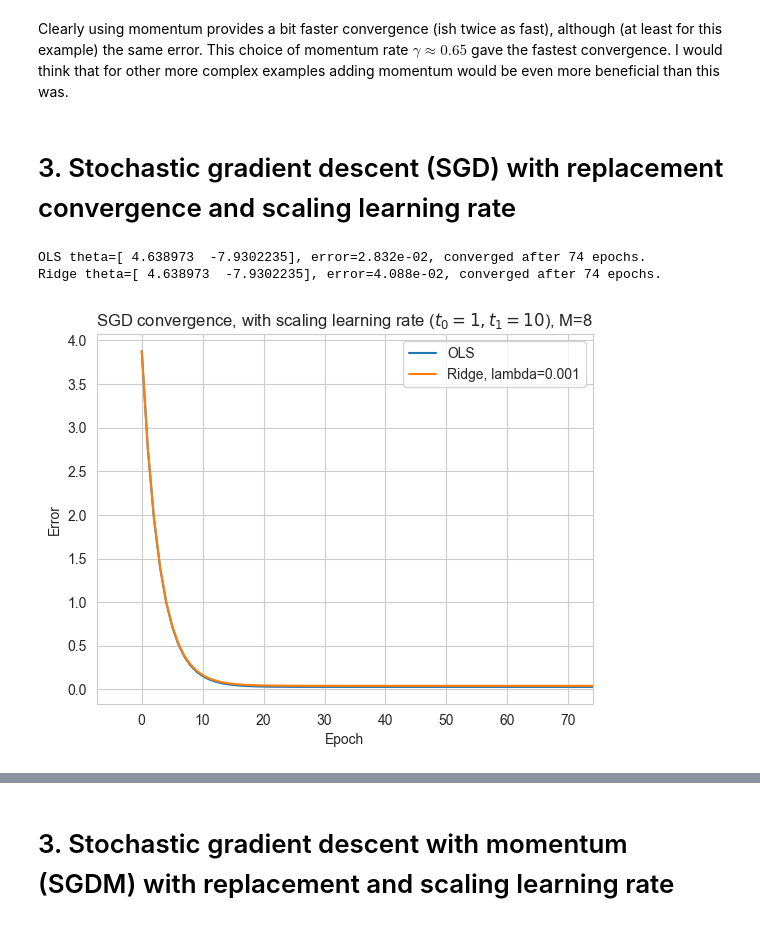
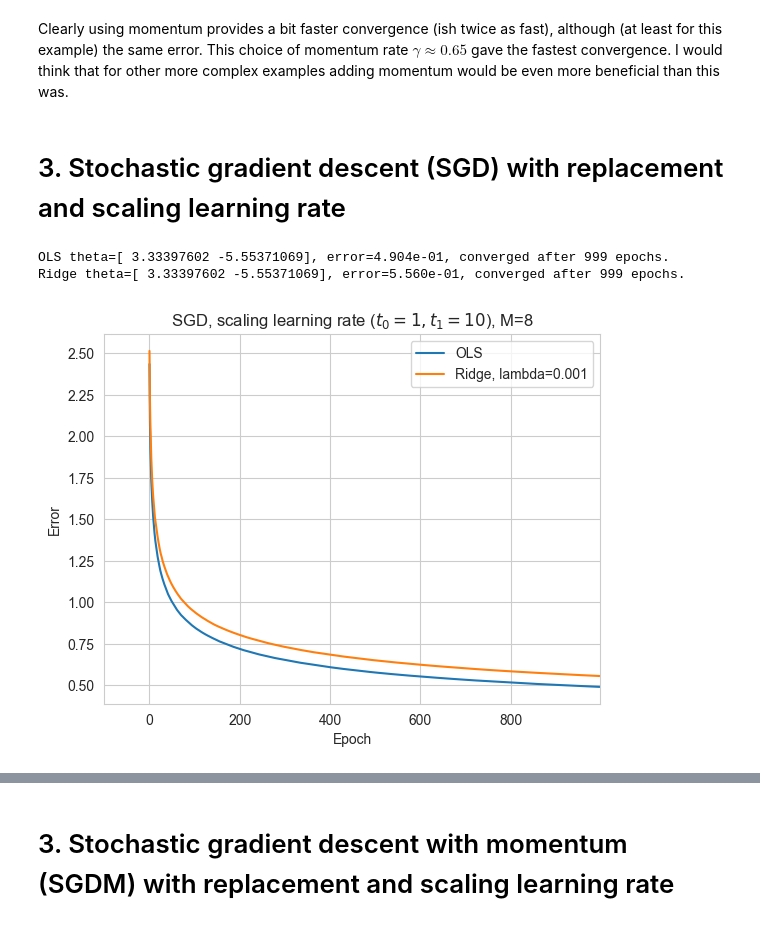
Before and after one commit to LassePladsen/FYS-STK3155-4155, a Jupyter notebook: Weekly exercises/42&42/Week 41&42 Lasse Pladsen.ipynb, the cells around one changed output, grey strips where cells are left out. Saved outputs shown, nothing was run; the diff lists cells and outputs as text; code cells hidden in the pictures.

```diff
--- a/Weekly exercises/42&42/Week 41&42 Lasse Pladsen.ipynb
+++ b/Weekly exercises/42&42/Week 41&42 Lasse Pladsen.ipynb
@@ -106 +93,9 @@ Theta from inversion=[ 4.63843602 -7.92924881]
+# %%
+# ANALYTICAL GRAD:
+grad_ols = ols_analytic_grad
+grad_ridge = ridge_analytic_grad
+
+# AUTOMATIC GRAD:
+# grad_ols = ols_automatic_grad
+# grad_ridge = ridge_automatic_grad
 # %% [markdown]
@@ -190,14 +186,14 @@ for epoch_ols in epoch_iters:
     theta_gdm_ols_prev = theta_gdm_ols.copy()
 
     # GDM change
-    new_change = learn_rate * grad_ols(theta_gdm_ols) + momentum_rate * change
+    new_change = learn_rate * grad_ols(X, y, theta_gdm_ols) + momentum_rate * change
 
     # Update values
     theta_gdm_ols -= new_change
     change = new_change.copy()
 
     # Store MSE as error
-    errors_gdm_ols[epoch_ols] = ols.cost_func(theta_gdm_ols)
+    errors_gdm_ols[epoch_ols] = ols_cost(X, y, theta_gdm_ols)
 
     # Convergence test
     if all(abs(theta_gdm_ols - theta_gdm_ols_prev) <= theta_tol):
@@ -211,14 +207,14 @@ for epoch_ridge in epoch_iters:
     theta_gdm_ridge_prev = theta_gdm_ridge.copy()
 
     # GDM change
-    new_change = learn_rate * grad_ridge(theta_gdm_ridge) + momentum_rate * change
+    new_change = learn_rate * grad_ridge(X, y, lmbda, theta_gdm_ridge) + momentum_rate * change
 
     # Update values
     theta_gdm_ridge -= new_change
     change = new_change.copy()
 
     # Store MSE as error
-    errors_gdm_ridge[epoch_ridge] = ridge.cost_func(theta_gdm_ridge)
+    errors_gdm_ridge[epoch_ridge] = ridge_cost(X, y, lmbda, theta_gdm_ridge)
 
     # Convergence test
     if all(abs(theta_gdm_ridge - theta_gdm_ridge_prev) <= theta_tol):
@@ -229,7 +225,7 @@ plt.plot(epoch_iters, errors_gdm_ols, label="OLS")
 plt.plot(epoch_iters, errors_gdm_ridge, label=f"Ridge, lambda={lmbda}")
 plt.xlabel("Iterations")
 plt.ylabel(r"Error")
-plt.title(f"GDM convergence, $\eta={learn_rate:.2f}$, $\gamma=${momentum_rate:.2f}")
+plt.title(f"GDM, $\eta={learn_rate:.2f}$, $\gamma=${momentum_rate:.2f}")
 plt.xlim(-0.1 * epoch_ols, epoch_ols)
 plt.grid(True)
 plt.legend()
@@ -237,5 +233,5 @@ plt.legend()
 # Print theta values and convergence times
 print(f"OLS theta={theta_gdm_ols.ravel()}, error={errors_gdm_ols[-1]:.3e}, converged after {epoch_ols} iterations.")
 print(
-        f"Ridge theta={theta_gdm_ridge.ravel()}, error={errors_gdm_ridge[-1]:.3e}, converged after {epoch_ridge} iterations.")
+    f"Ridge theta={theta_gdm_ridge.ravel()}, error={errors_gdm_ridge[-1]:.3e}, converged after {epoch_ridge} iterations.")
 # %% [output]
@@ -245,7 +241,7 @@ Ridge theta=[ 4.633648 -7.920856], error=4.088e-02, converged after 76 iteration
 # %% [markdown]
 Clearly using momentum provides a bit faster convergence (ish twice as fast), although (at least for this example) the same error. This choice of momentum rate $\gamma\approx0.65$ gave the fastest convergence. I would think that for other more complex examples adding momentum would be even more beneficial than this was.
 # %% [markdown]
-# 3. Stochastic gradient descent (SGD) with replacement convergence and scaling learning rate
+# 3. Stochastic gradient descent (SGD) with replacement and scaling learning rate
 # %%
 # Parameters
 M = 8  # size of each minibatch
@@ -278,18 +274,18 @@ for epoch_ols in epoch_iters:
     for i in range(m):
         # Pick a minibatch at random from the data set
         random_index = M * rng.integers(m)
-        xi = X[random_index:random_index + M]
+        Xi = X[random_index:random_index + M]
         yi = y[random_index:random_index + M]
 
-        # Gradient descent on the random batch
+        # Gradient descent with memory on the random batch
+        gradient = grad_ols(Xi, yi, theta_sgd_ols)
+
+        # Update values
         learn_rate_i = learning_schedule(epoch_ols * m + i)
-        gradient = 1 / M * grad_ols(theta_sgd_ols)
+        theta_sgd_ols -= learn_rate_i * gradient
 
-        # Update theta
-        theta_sgd_ols -= learn_rate * gradient
-
-    # Store MSE as error for each epoch iteration
-    errors_sgd_ols[epoch_ols] = ols.cost_func(theta_sgd_ols)
+        # Store MSE as error for each epoch iteration
+    errors_sgd_ols[epoch_ols] = ols_cost(X, y, theta_sgd_ols)
 
     # Convergence test
     if all(abs(theta_sgd_ols - theta_sgd_ols_prev) <= theta_tol):
@@ -300,44 +296,44 @@ for epoch_ols in epoch_iters:
 theta_sgd_ridge_prev = np.zeros(theta_sgd_ridge.shape)
 for epoch_ridge in epoch_iters:
     theta_sgd_ridge_prev = theta_sgd_ridge.copy()
 
     # Iterate through all minibatches for each epoch iteration
     for i in range(m):
         # Pick a minibatch at random from the data set
         random_index = M * rng.integers(m)
-        xi = X[random_index:random_index + M]
+        Xi = X[random_index:random_index + M]
         yi = y[random_index:random_index + M]
 
-        # Gradient descent on the random batch
+        # Gradient descent with memory on the random batch
+        gradient = grad_ridge(Xi, yi, lmbda, theta_sgd_ridge)
+
+        # Update values
         learn_rate_i = learning_schedule(epoch_ridge * m + i)
-        gradient = 1 / M * grad_ridge(theta_sgd_ridge)
-
-        # Update theta
-        theta_sgd_ridge -= learn_rate * gradient
+        theta_sgd_ridge -= learn_rate_i * gradient
 
     # Store MSE as error for each epoch iteration
-    errors_sgd_ridge[epoch_ridge] = ridge.cost_func(theta_sgd_ridge)
+    errors_sgd_ridge[epoch_ridge] = ridge_cost(X, y, lmbda, theta_sgd_ridge)
 
     # Convergence test
     if all(abs(theta_sgd_ridge - theta_sgd_ridge_prev) <= theta_tol):
-        errors_sgd_ridge[epoch_ols:] = errors_sgd_ridge[epoch_ols]
+        errors_sgd_ridge[epoch_ridge:] = errors_sgd_ridge[epoch_ridge]
         break
 
 # Plot errors as function of epoch iteration
 plt.plot(epoch_iters, errors_sgd_ols, label="OLS")
 plt.plot(epoch_iters, errors_sgd_ridge, label=f"Ridge, lambda={lmbda}")
 plt.xlabel("Epoch")
-plt.ylabel(r"Error")
-plt.title(f"SGD convergence, with scaling learning rate ($t_0={t0}, t_1={t1}$), {M=}")
+plt.ylabel("Error")
+plt.title(f"SGD, scaling learning rate ($t_0={t0}, t_1={t1}$), {M=}")
 plt.xlim(-0.1 * epoch_ols, epoch_ols)
 plt.grid(True)
 plt.legend()
 
 # Print theta values and convergence times
 print(f"OLS theta={theta_sgd_ols.ravel()}, error={errors_sgd_ols[-1]:.3e}, converged after {epoch_ols} epochs.")
 print(f"Ridge theta={theta_sgd_ols.ravel()}, error={errors_sgd_ridge[-1]:.3e}, converged after {epoch_ridge} epochs.")
 # %% [output]
-OLS theta=[ 4.638973  -7.9302235], error=2.832e-02, converged after 74 epochs.
-Ridge theta=[ 4.638973  -7.9302235], error=4.088e-02, converged after 74 epochs.
+OLS theta=[ 3.33397602 -5.55371069], error=4.904e-01, converged after 999 epochs.
+Ridge theta=[ 3.33397602 -5.55371069], error=5.560e-01, converged after 999 epochs.
-[figure, old version]
+[figure, new version]
 # %% [markdown]
```
Also changed, not shown: parts of 22 cells of this notebook.
